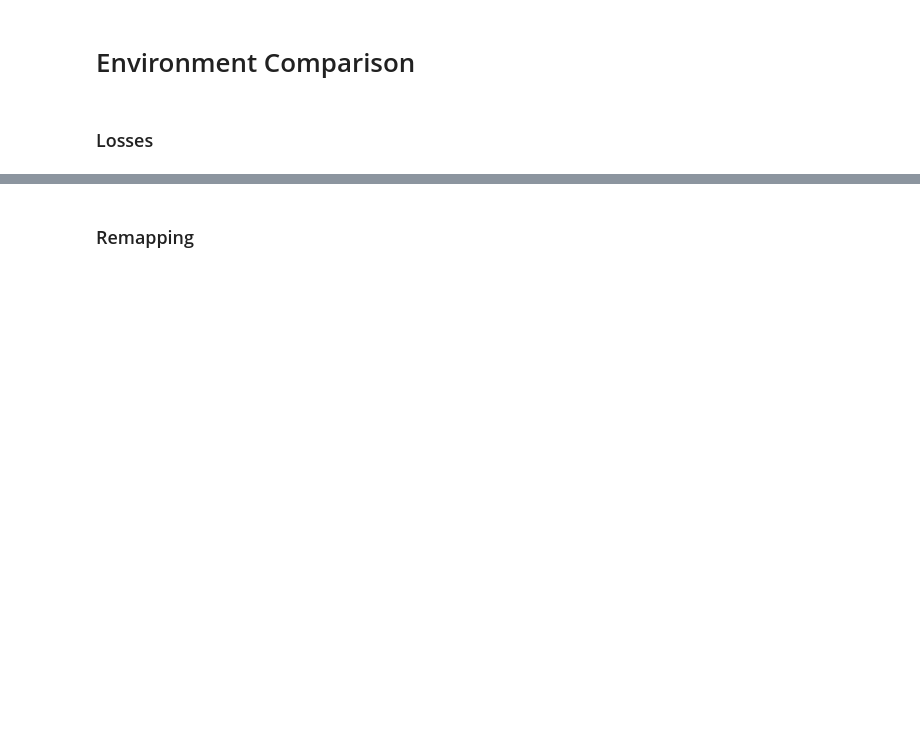
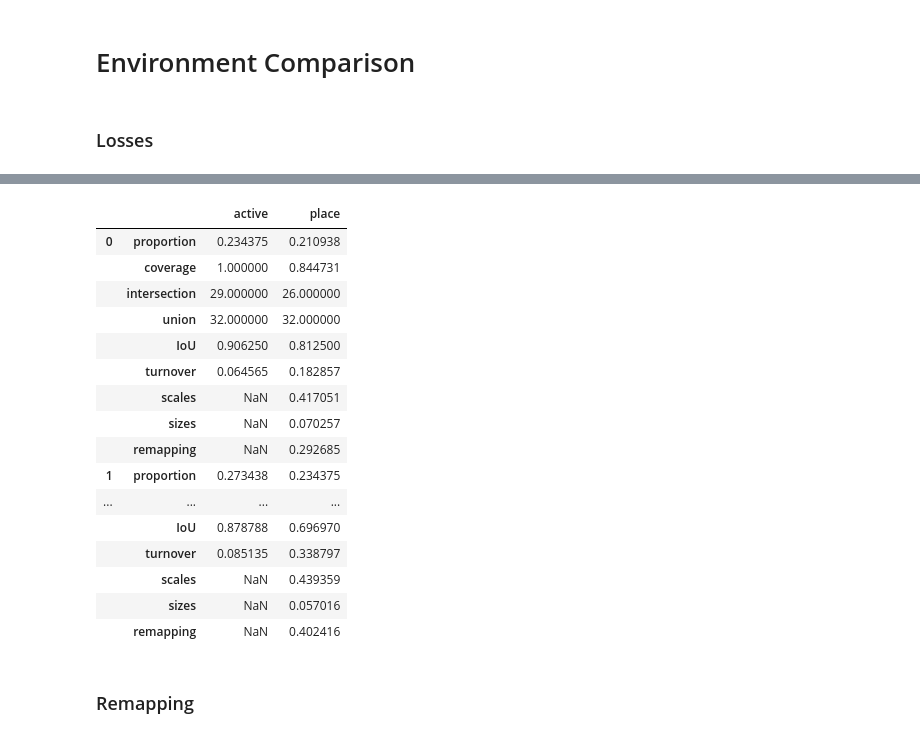
Before and after one commit to ChackMociute/Master-Thesis, a Jupyter notebook: analysis/comparison.ipynb, the cells around one changed output, grey strips where cells are left out. Drawn from its saved outputs; the diff is of its cells as text; code cells hidden in the pictures; blank space fills up the shorter version.

```diff
--- a/analysis/comparison.ipynb
+++ b/analysis/comparison.ipynb
@@ -68,3 +66,23 @@ a2f.df1.loc[:, 1, :]
+# %%
+a2f.df2.loc[:, 1, :]
+# %% [output]
+|  |  | active | place |
+| 0 | proportion | 0.234375 | 0.210938 |
+|  | coverage | 1.000000 | 0.844731 |
+|  | intersection | 29.000000 | 26.000000 |
+|  | union | 32.000000 | 32.000000 |
+|  | IoU | 0.906250 | 0.812500 |
+|  | turnover | 0.064565 | 0.182857 |
+|  | scales | NaN | 0.417051 |
+|  | sizes | NaN | 0.070257 |
+|  | remapping | NaN | 0.292685 |
+| 1 | proportion | 0.273438 | 0.234375 |
+| ... | ... | ... | ... |
+|  | IoU | 0.878788 | 0.696970 |
+|  | turnover | 0.085135 | 0.338797 |
+|  | scales | NaN | 0.439359 |
+|  | sizes | NaN | 0.057016 |
+|  | remapping | NaN | 0.402416 |
 # %% [markdown]
 ### Remapping
 # %%
```
Also changed, not shown: parts of 4 cells of this notebook, 3 other files.
